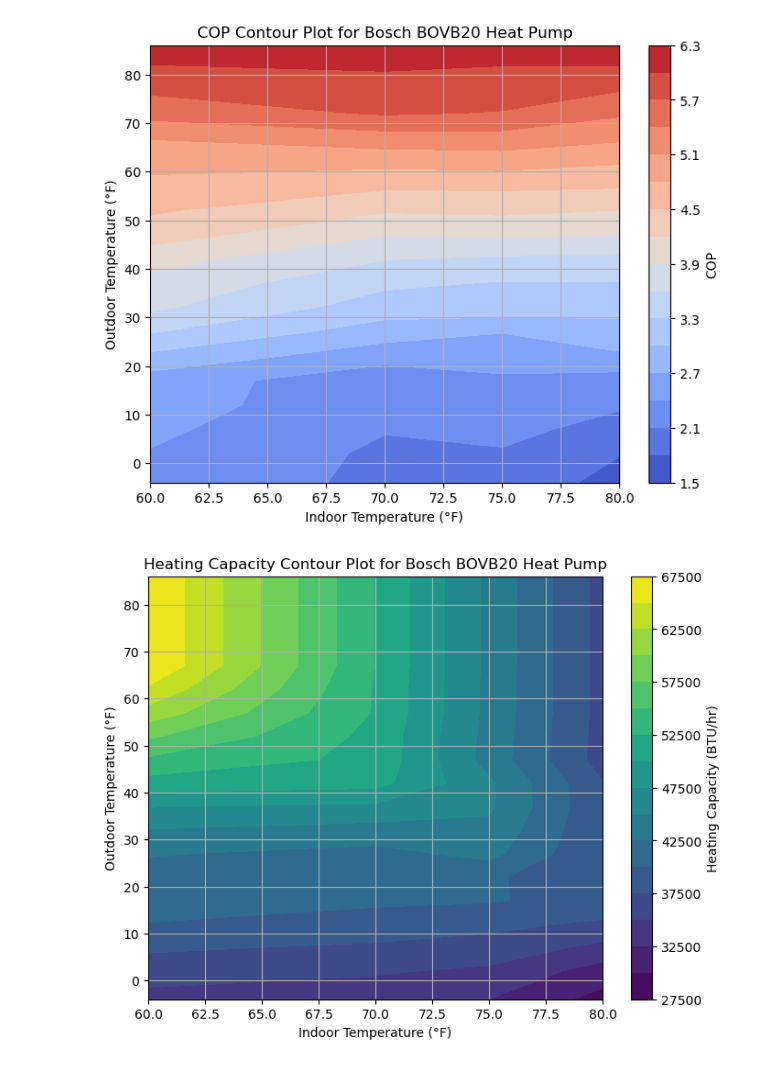
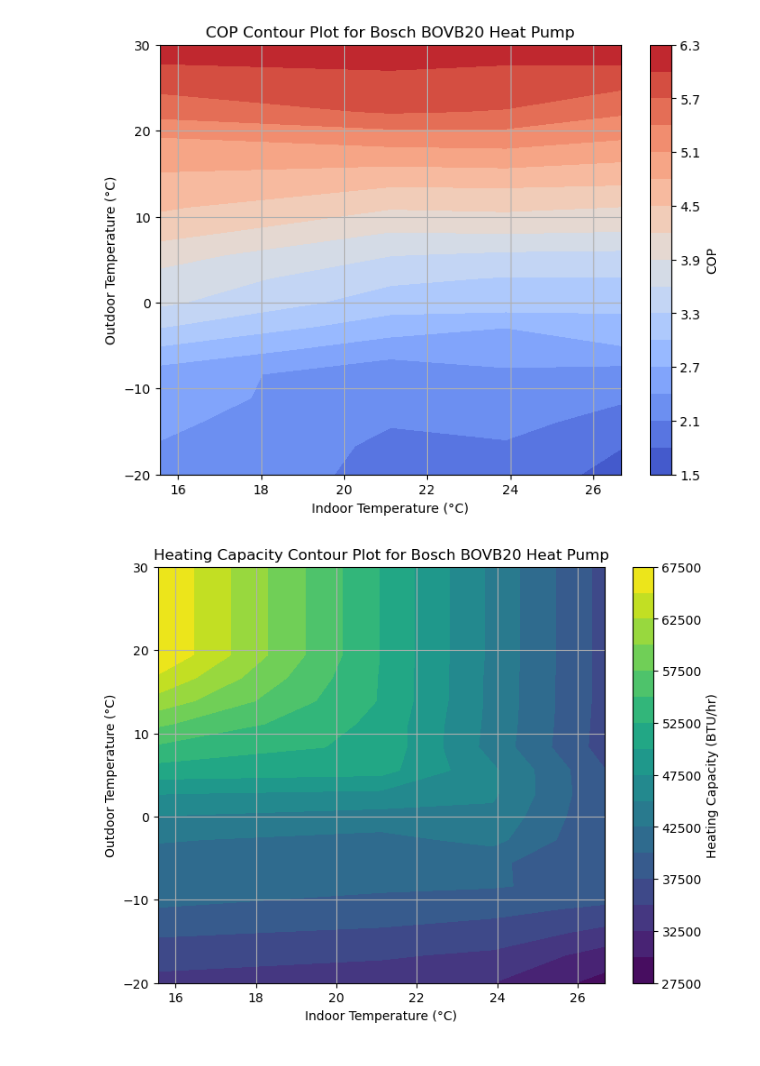
Before and after one commit to jrenedo/house_thermal_model, a Jupyter notebook: heat_pump_furnace.ipynb, the cells around one changed output. Drawn from its saved outputs; the diff is of its cells as text; code cells hidden in the pictures.

```diff
--- a/heat_pump_furnace.ipynb
+++ b/heat_pump_furnace.ipynb
@@ -67,7 +67,7 @@ def plot_contours(use_celsius=False):
     plt.show()
 # %%
 # Generate the plots
-plot_contours(use_celsius=False)
+plot_contours(use_celsius=True)
 # %% [output]
-[figure, old version]
+[figure, new version]
-[figure, old version]
+[figure, new version]
```
Also changed, not shown: parts of 2 cells of this notebook, 2 other files.
